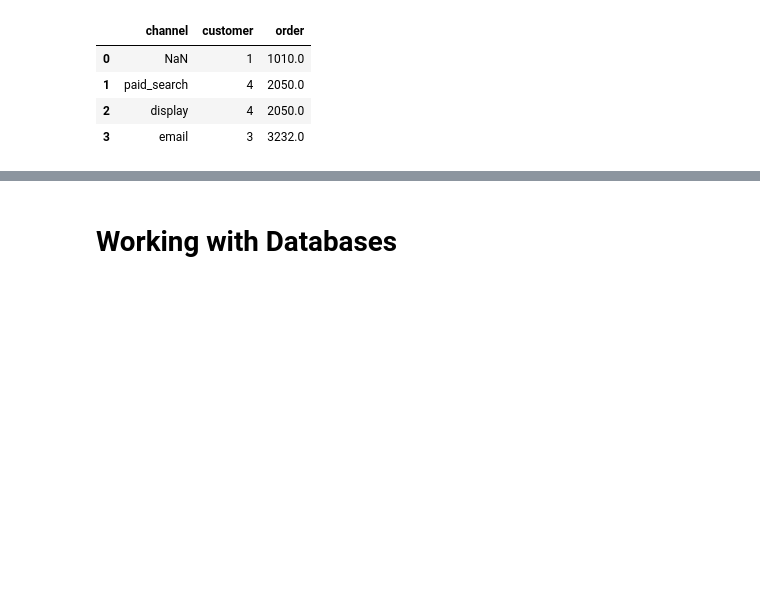
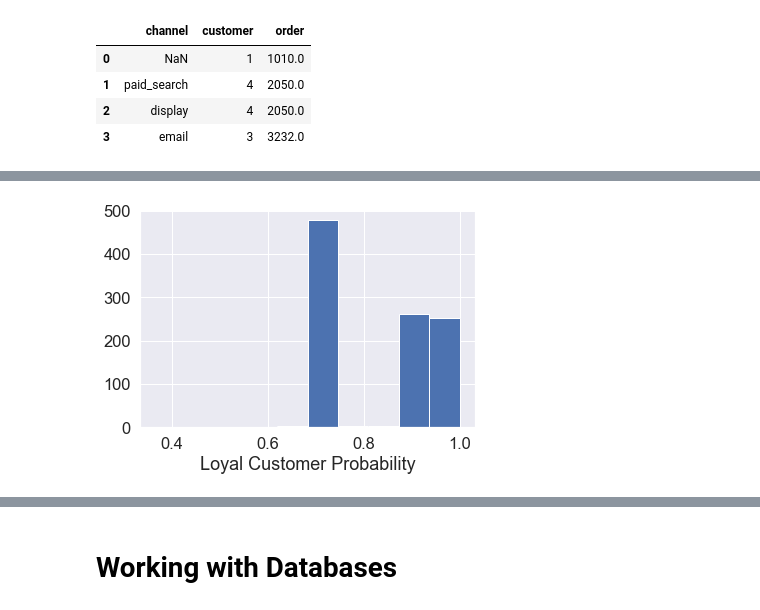
Before and after one commit to jesford/testing-in-data-science, a Jupyter notebook: intro-to-testing-no-demo.ipynb, the cells around one changed output, grey strips where cells are left out. Saved outputs shown, nothing was run; the diff lists cells and outputs as text; code cells hidden in the pictures; blank space fills up the shorter version.

```diff
--- a/intro-to-testing-no-demo.ipynb
+++ b/intro-to-testing-no-demo.ipynb
@@ -563,0 +691,16 @@ data_frames?
+# %%
+from scipy.special import expit  # logistic function
+
+
+def probality_loyal_customer(df):
+    "Return customer probability of returning."
+    p_days_ago = df.days_since_last_order.apply(expit)
+    p_num_orders = df.num_total_orders.apply(expit)
+    p_loyal = p_days_ago * p_num_orders
+    return p_loyal
+# %%
+prob_loyal = probality_loyal_customer(df_customers)
+prob_loyal.hist()
+plt.xlabel('Loyal Customer Probability');
+# %% [output]
+[figure, added]
```
Also changed, not shown: parts of 34 cells of this notebook, 11 other files.
